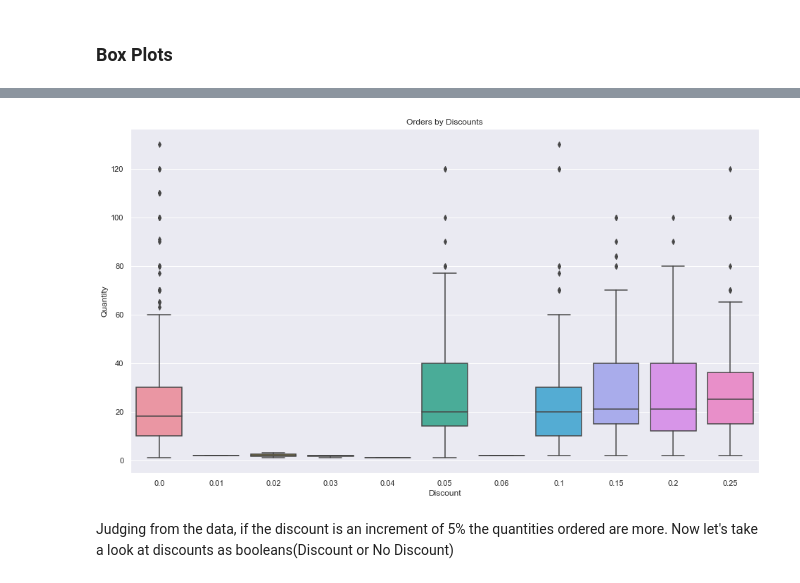
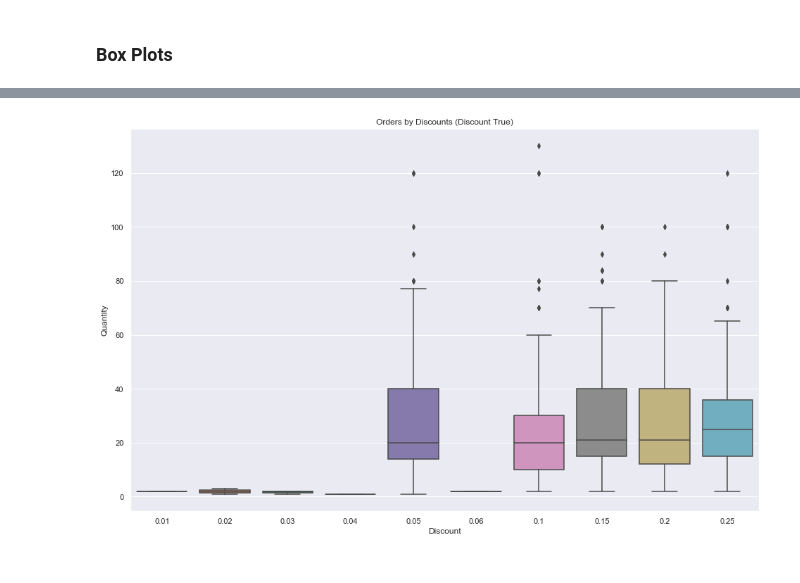
Before and after one commit to nitdip/dsc-2-final-project-online-ds-pt-100118, a Jupyter notebook: student.ipynb, the cells around one changed output, grey strips where cells are left out. Cells and saved outputs as stored; diff of their text form; code cells hidden in the pictures.

```diff
--- a/student.ipynb
+++ b/student.ipynb
@@ -145,0 +153,3 @@ quantity = orders['Quantity']
+# %%
+discount_false = orders[orders['Discount'] == 0.0]
+discount_true = orders[orders['Discount'] > 0.0]
@@ -215,9 +258,7 @@ plt.show()
 # %%
-_ = plt.figure(figsize=(16,9))
-_ = sns.boxplot(x=discount, y=quantity)
-_ = plt.title('Orders by Discounts')
+_ = plt.figure(figsize=(16, 10))
+_ = sns.boxplot(x=discount_true['Discount'], y=discount_true['Quantity'])
+_ = plt.title('Orders by Discounts (Discount True)')
 plt.show()
 # %% [output]
-[figure, old version]
+[figure, new version]
-# %% [markdown]
-Judging from the data, if the discount is an increment of 5% the quantities ordered are more. Now let's take a look at discounts as booleans(Discount or No Discount)
```
Also changed, not shown: parts of 57 cells of this notebook.
